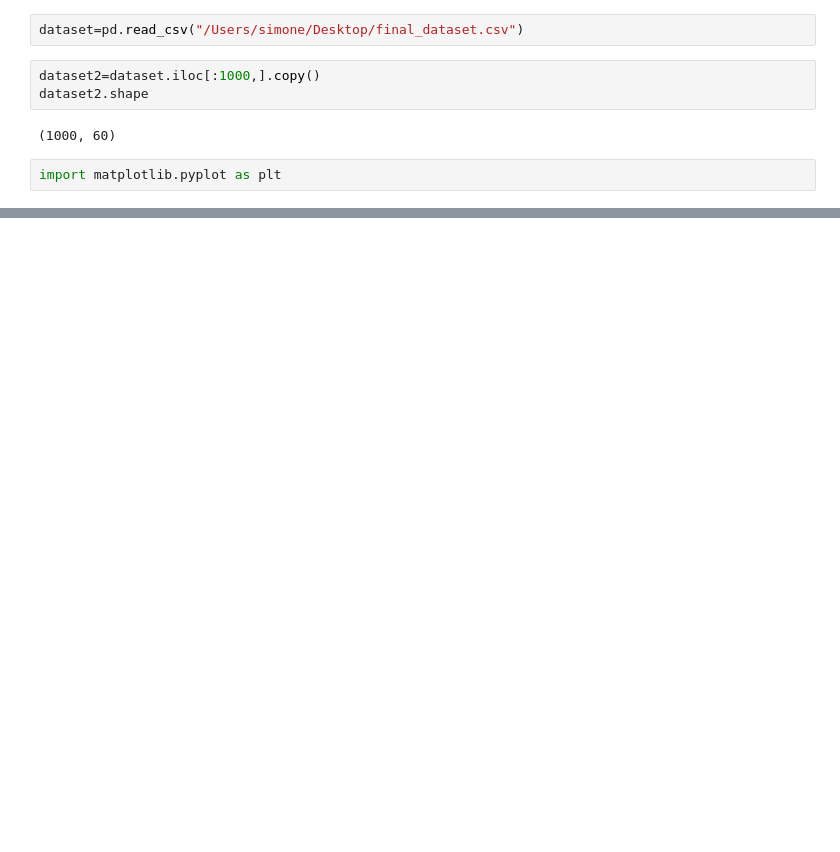
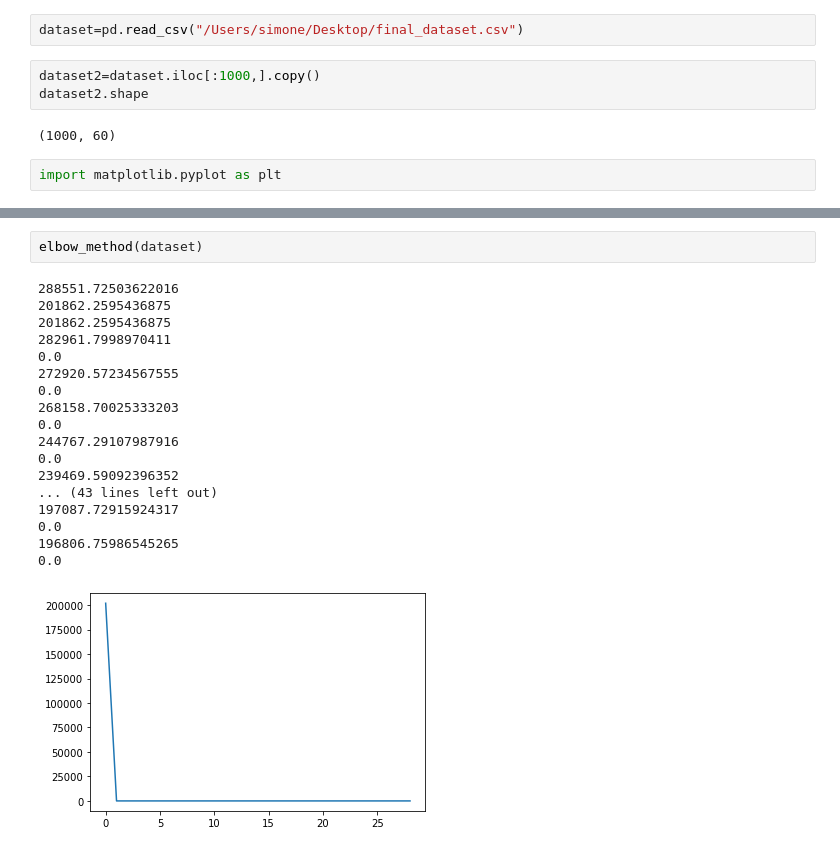
Before and after one commit to FilMastro/ADM-Homework4, a Jupyter notebook: HW4.ipynb, the cells around one changed output, grey strips where cells are left out. Drawn from its saved outputs; the diff is of its cells as text; blank space fills up the shorter version.

```diff
--- a/HW4.ipynb
+++ b/HW4.ipynb
@@ -614,0 +635,21 @@ NameError: name 'X' is not defined
+# %%
+elbow_method(dataset)
+# %% [output]
+288551.72503622016
+201862.2595436875
+201862.2595436875
+282961.7998970411
+0.0
+272920.57234567555
+0.0
+268158.70025333203
+0.0
+244767.29107987916
+0.0
+239469.59092396352
+... (43 lines left out)
+197087.72915924317
+0.0
+196806.75986545265
+0.0
+[figure, added]
```
Also changed, not shown: parts of 4 cells of this notebook.
